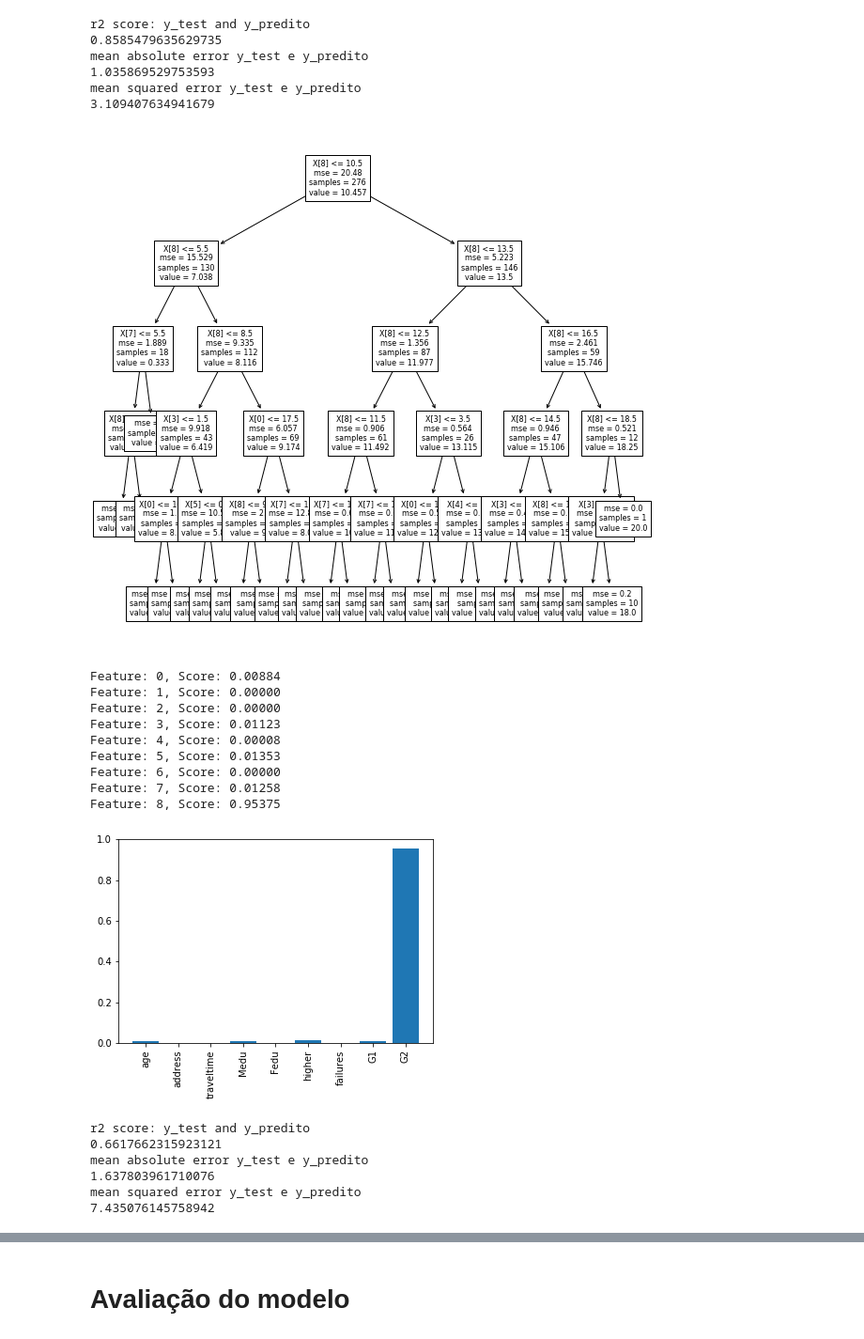
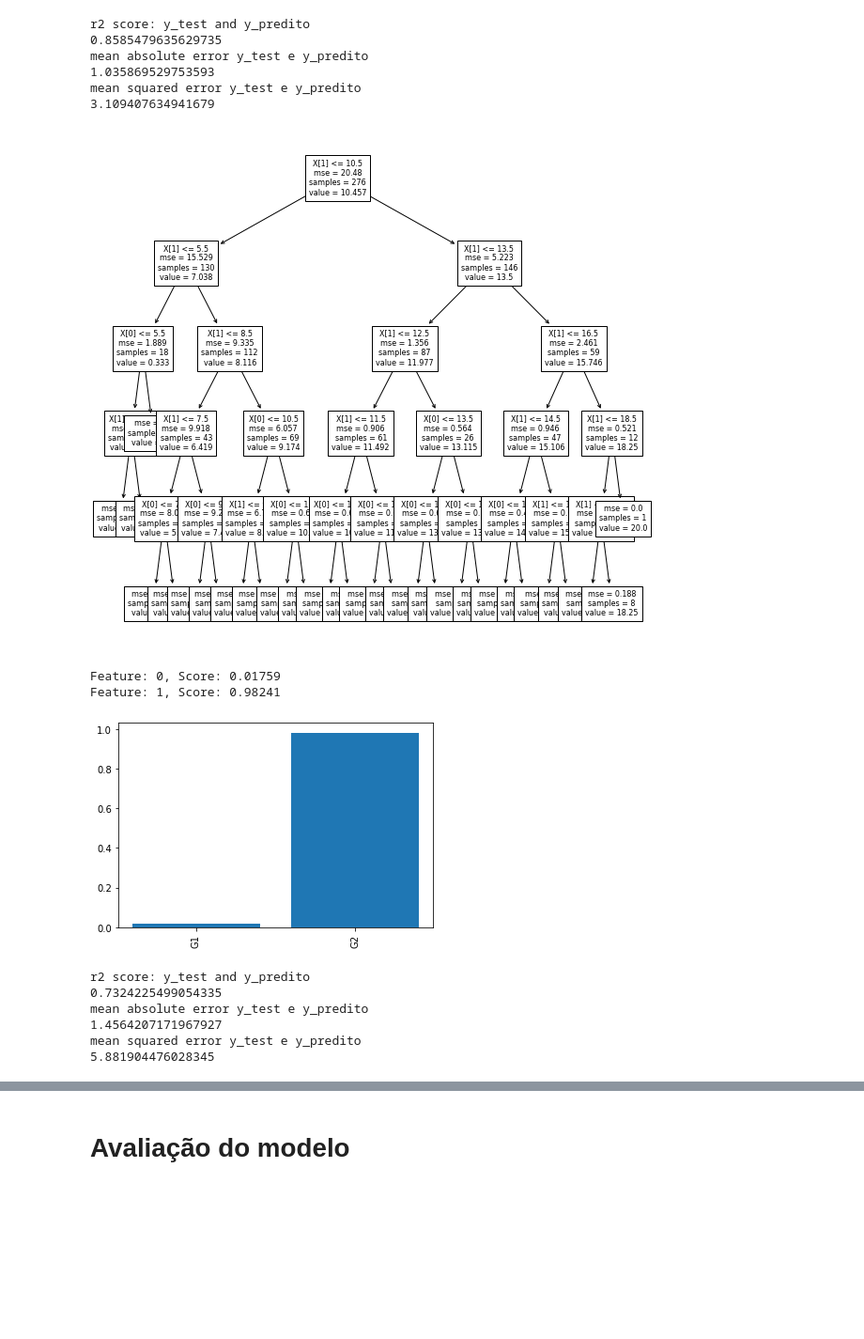
Before and after one commit to seidenfuss/AIGirls_notasAlunos, a Jupyter notebook: modelo_notas_alunos.ipynb, the cells around one changed output, grey strips where cells are left out. Shown: that part at 94% size. Cells and saved outputs as stored; diff of their text form; code cells hidden in the pictures; blank space fills up the shorter version.

Commit message:
modelo

```diff
--- a/modelo_notas_alunos.ipynb
+++ b/modelo_notas_alunos.ipynb
@@ -51,0 +78,10 @@ Com esse tipo de algoritmo normalmente não precisamos escalar os dados, ele con
+# %%
+# Acima de 0.5 ou abaixo de -0.5
+X_correlacao_pearson_cinco = df_modelo[['G1','G2']]
+# Foram escolhidas 9 variáveis para o X
+print(X_correlacao_pearson_cinco.shape)
+
+# Acima de 0.13 ou abaixo de -0.13
+X_correlacao_pearson_treze = df_modelo[['age','address','traveltime','Medu','Fedu','higher','failures','G1','G2']]
+# Foram escolhidas 9 variáveis para o X
+print(X_correlacao_pearson_treze.shape)
@@ -130,22 +174,15 @@ mean absolute error y_test e y_predito
 mean squared error y_test e y_predito
 3.109407634941679
 # %%
-arvore_test(X_correlacao, y, 5)
+arvore_test(X_correlacao_pearson_cinco, y, 5)
 # %% [output]
-[figure, old version]
+[figure, new version]
-Feature: 0, Score: 0.00884
-Feature: 1, Score: 0.00000
-Feature: 2, Score: 0.00000
-Feature: 3, Score: 0.01123
-Feature: 4, Score: 0.00008
-Feature: 5, Score: 0.01353
-Feature: 6, Score: 0.00000
-Feature: 7, Score: 0.01258
-Feature: 8, Score: 0.95375
+Feature: 0, Score: 0.01759
+Feature: 1, Score: 0.98241
-[figure, old version]
+[figure, new version]
 r2 score: y_test and y_predito
-0.6617662315923121
+0.7324225499054335
 mean absolute error y_test e y_predito
-1.637803961710076
+1.4564207171967927
 mean squared error y_test e y_predito
-7.435076145758942
+5.881904476028345
```
Also changed, not shown: parts of 21 cells of this notebook, 1 other file.
